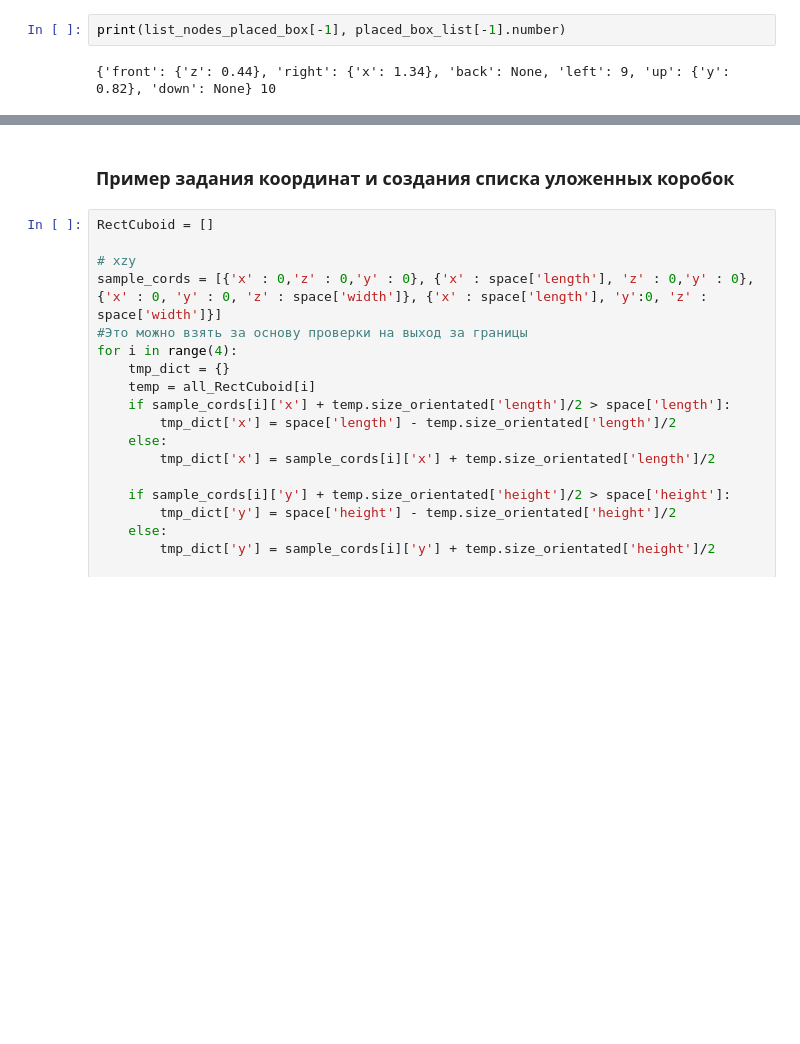
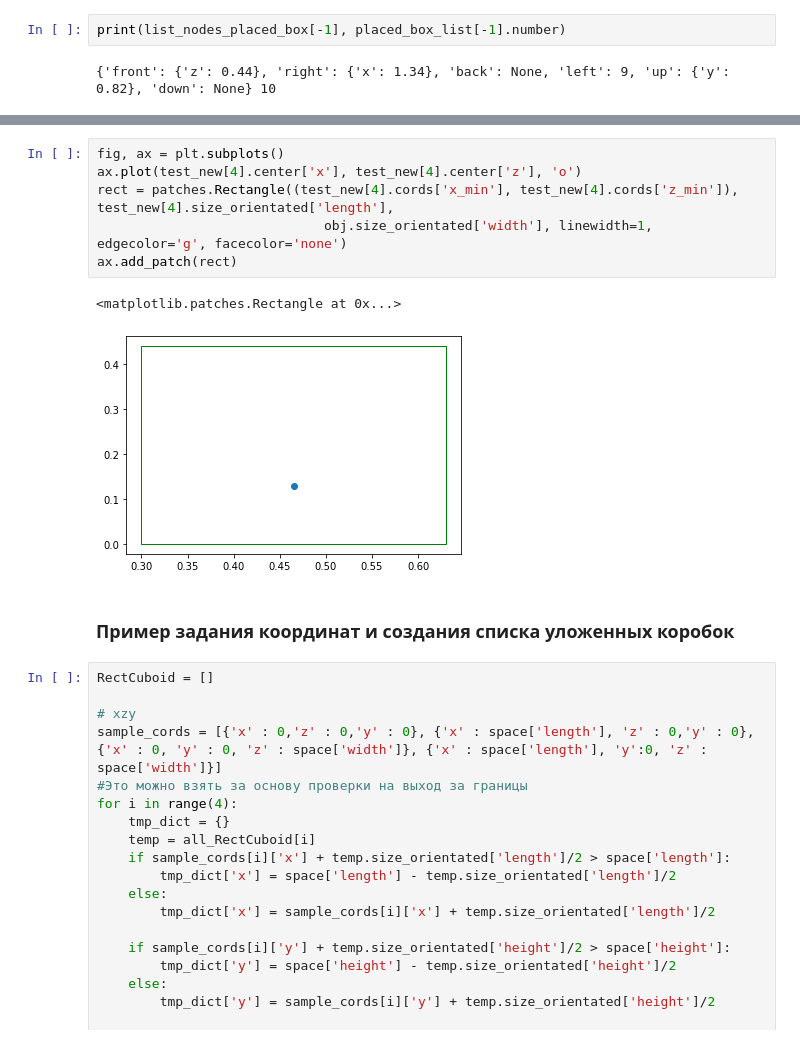
Before and after one commit to d1koav/BubbleBrawl, a Jupyter notebook: code.ipynb, the cells around one changed output, grey strips where cells are left out. Saved outputs shown, nothing was run; the diff lists cells and outputs as text; blank space fills up the shorter version.

```diff
--- a/code.ipynb
+++ b/code.ipynb
@@ -749,3 +912,12 @@ print(list_nodes_placed_box[-1], placed_box_list[-1].number)
+# %%
+fig, ax = plt.subplots()
+ax.plot(test_new[4].center['x'], test_new[4].center['z'], 'o')
+rect = patches.Rectangle((test_new[4].cords['x_min'], test_new[4].cords['z_min']), test_new[4].size_orientated['length'],
+                             obj.size_orientated['width'], linewidth=1, edgecolor='g', facecolor='none')
+ax.add_patch(rect)
+# %% [output]
+<matplotlib.patches.Rectangle at 0x...>
+[figure, added]
 # %% [markdown]
 ### Пример задания координат и создания списка уложенных коробок
 # %%
```
Also changed, not shown: parts of 21 cells of this notebook, 1 other file.
